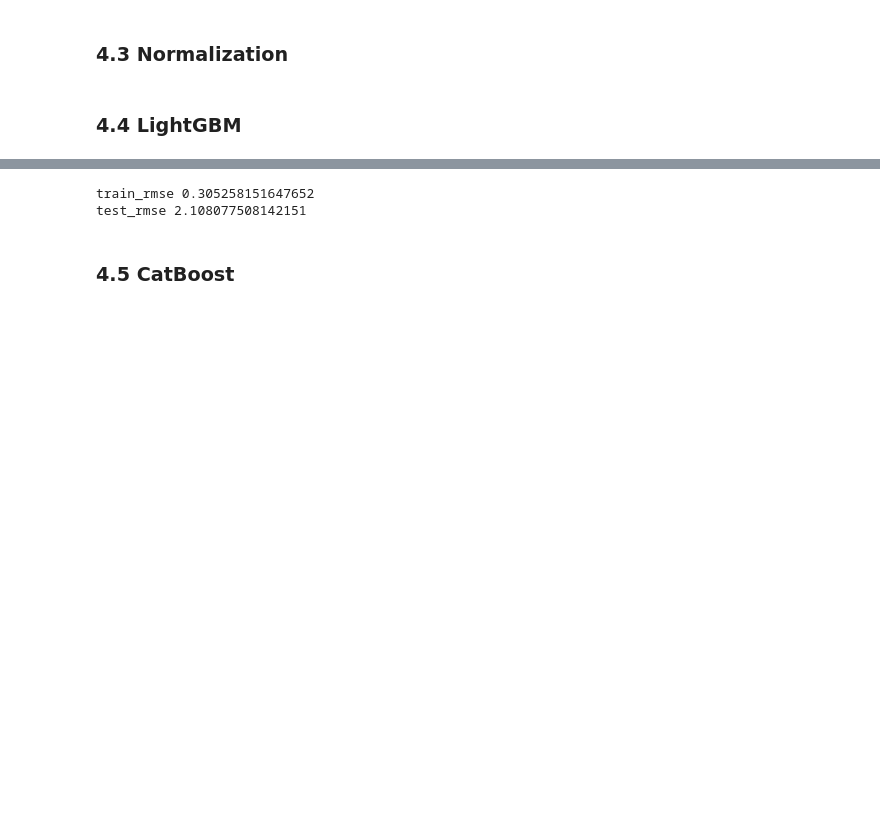
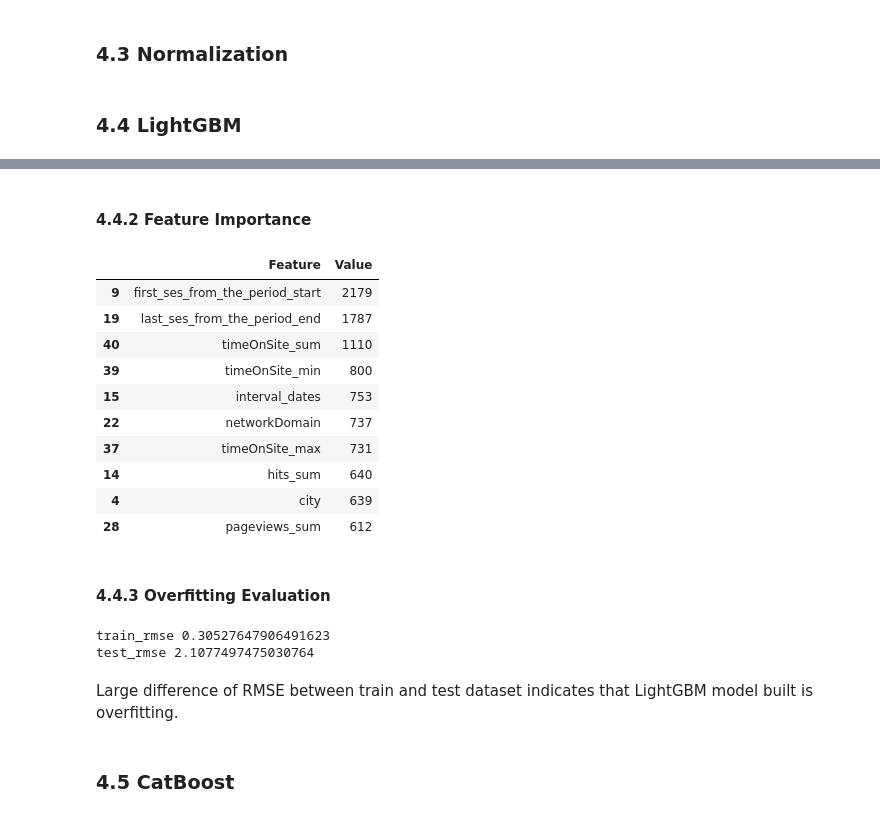
Before and after one commit to irenetoo/-Google-Analytics-Customer-Revenue-Prediction, a Jupyter notebook: Google_Analytics_Customer_Revenue_Prediction_20200518.ipynb, the cells around one changed output, grey strips where cells are left out. Cells and saved outputs as stored; diff of their text form; code cells hidden in the pictures; blank space fills up the shorter version.

```diff
--- a/Google_Analytics_Customer_Revenue_Prediction_20200518.ipynb
+++ b/Google_Analytics_Customer_Revenue_Prediction_20200518.ipynb
@@ -1666,15 +1648,37 @@ lgb.plot_importance(model, figsize=(14.70, 8.27));
+# %% [markdown]
+#### 4.4.2 Feature Importance
+# %%
+pd.DataFrame(sorted(zip(train_x.columns, model.feature_importance())), columns=['Feature', 'Value'])\
+    .sort_values(by = 'Value', ascending = False).head(10)
+# %% [output]
+|  | Feature | Value |
+| 9 | first_ses_from_the_period_start | 2179 |
+| 19 | last_ses_from_the_period_end | 1787 |
+| 40 | timeOnSite_sum | 1110 |
+| 39 | timeOnSite_min | 800 |
+| 15 | interval_dates | 753 |
+| 22 | networkDomain | 737 |
+| 37 | timeOnSite_max | 731 |
+| 14 | hits_sum | 640 |
+| 4 | city | 639 |
+| 28 | pageviews_sum | 612 |
+# %% [markdown]
+#### 4.4.3 Overfitting Evaluation
 # %%
 from sklearn.metrics import mean_squared_error
-train_mse = mean_squared_error(train_y.values, pred_train)
-print('train_rmse',np.sqrt(train_mse))
 
-test_mse = mean_squared_error(test_y.values, pred_test)
-print('test_rmse',np.sqrt(test_mse))
+train_mse = mean_squared_error(train_y.values, lgbm_pred_train)
+print('train_rmse', np.sqrt(train_mse))
+
+test_mse = mean_squared_error(test_y.values, lgbm_pred_test)
+print('test_rmse', np.sqrt(test_mse))
 
 x = pd.DataFrame(data ={'fullVisitorId': test['fullVisitorId'].astype('str'), 'PredictedLogRevenue': pred_test})
-x.to_csv('results/submission_0521_lgbm.csv', index = False)
+#x.to_csv('results/lgbm.csv', index = False)
 # %% [output]
-train_rmse 0.305258151647652
-test_rmse 2.108077508142151
+train_rmse 0.30527647906491623
+test_rmse 2.1077497475030764
+# %% [markdown]
+Large difference of RMSE between train and test dataset indicates that LightGBM model built is overfitting.
 # %% [markdown]
 ### 4.5 CatBoost
```
Also changed, not shown: parts of 40 cells of this notebook, 4 other files.
